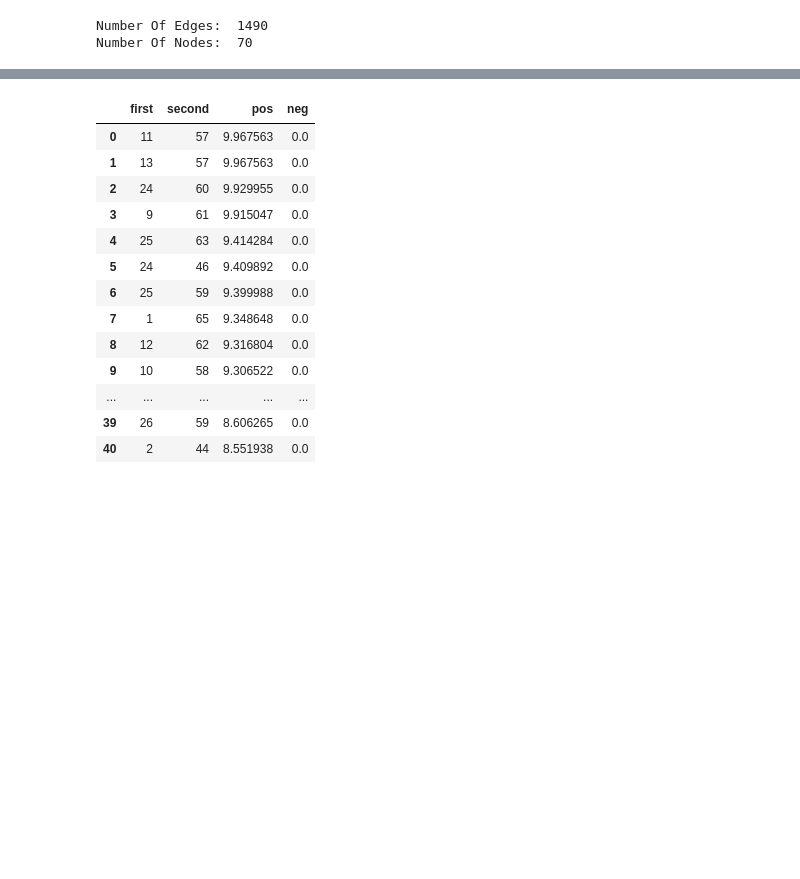
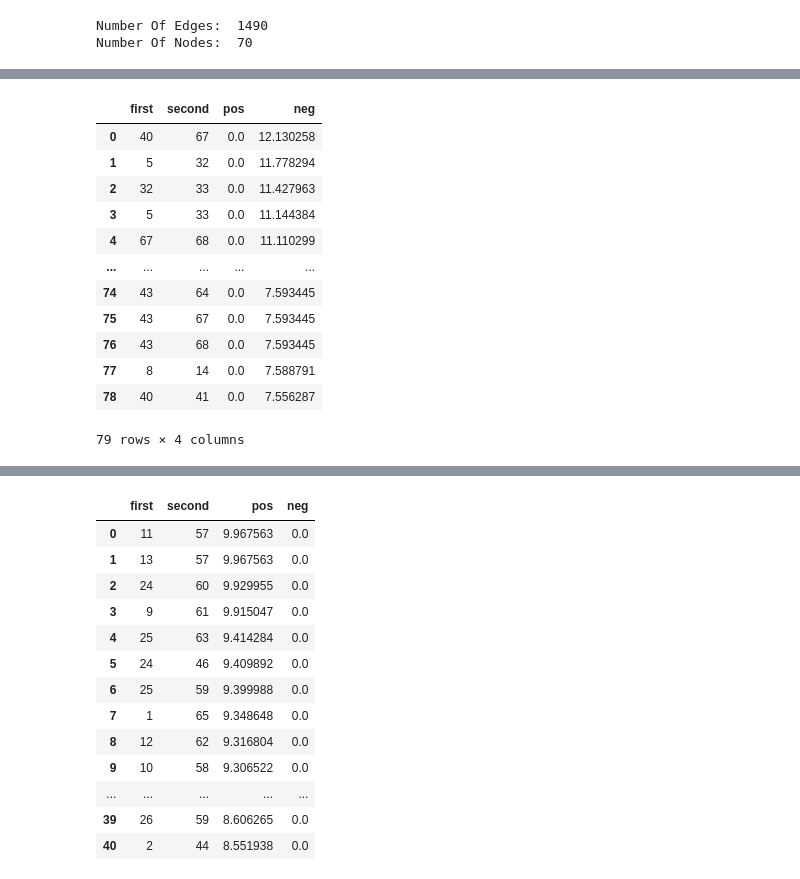
Before and after one commit to divaymohan/ProjectMaterial, a Jupyter notebook: Project/Original Matrixes/NoteBooks/MLP_Normalized.ipynb, the cells around one changed output, grey strips where cells are left out. Drawn from its saved outputs; the diff is of its cells as text; code cells hidden in the pictures; blank space fills up the shorter version.

```diff
--- a/Project/Original Matrixes/NoteBooks/MLP_Normalized.ipynb
+++ b/Project/Original Matrixes/NoteBooks/MLP_Normalized.ipynb
@@ -420,0 +257,16 @@ pyplot.show()
+# %%
+remove_df
+# %% [output]
+|  | first | second | pos | neg |
+| 0 | 40 | 67 | 0.0 | 12.130258 |
+| 1 | 5 | 32 | 0.0 | 11.778294 |
+| 2 | 32 | 33 | 0.0 | 11.427963 |
+| 3 | 5 | 33 | 0.0 | 11.144384 |
+| 4 | 67 | 68 | 0.0 | 11.110299 |
+| ... | ... | ... | ... | ... |
+| 74 | 43 | 64 | 0.0 | 7.593445 |
+| 75 | 43 | 67 | 0.0 | 7.593445 |
+| 76 | 43 | 68 | 0.0 | 7.593445 |
+| 77 | 8 | 14 | 0.0 | 7.588791 |
+| 78 | 40 | 41 | 0.0 | 7.556287 |
+79 rows × 4 columns
```
Also changed, not shown: parts of 16 cells of this notebook, 11 other files.
